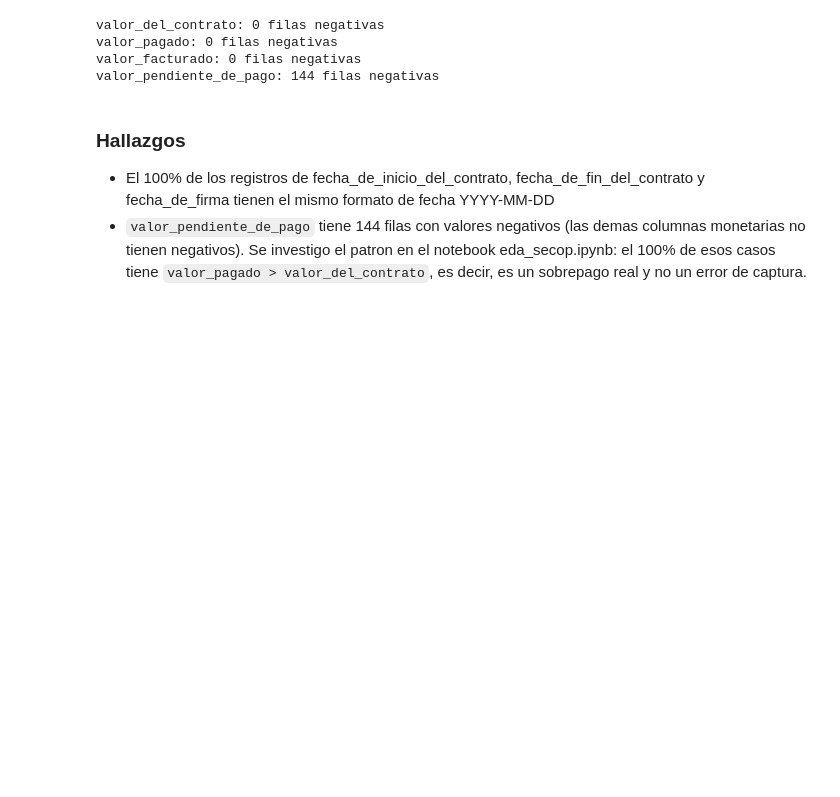
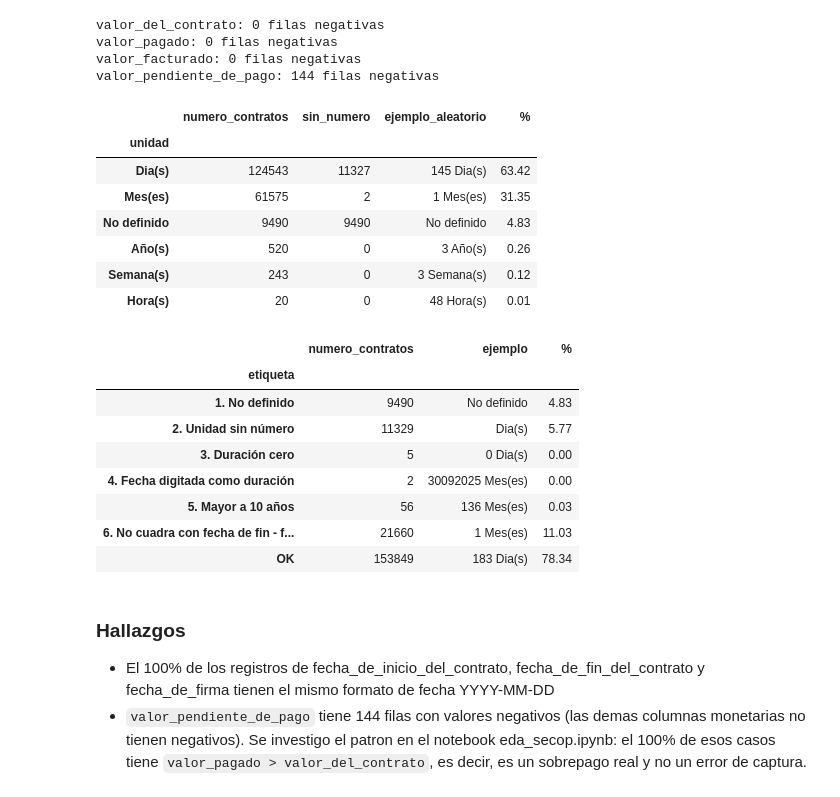
Before and after one commit to rporras10/secop-eda, a Jupyter notebook: Calidad_Datos.ipynb, the cells around one changed output. Cells and saved outputs as stored; diff of their text form; code cells hidden in the pictures; blank space fills up the shorter version.

```diff
--- a/Calidad_Datos.ipynb
+++ b/Calidad_Datos.ipynb
@@ -304,6 +304,85 @@ valor_del_contrato: 0 filas negativas
 valor_pagado: 0 filas negativas
 valor_facturado: 0 filas negativas
 valor_pendiente_de_pago: 144 filas negativas
+# %%
+""" 2.8 Resumen por unidad y validación por tipo de problema"""
+
+duracion = secop_df['duracion_del_contrato'].str.strip()
+
+# Separar número y unidad
+partes = duracion.str.extract(r'^(?P<numero>\d+)?\s*(?P<unidad>.*)$')
+numero = pd.to_numeric(partes['numero'], errors='coerce')
+
+# Duración en días
+factor_a_dias = {'Hora(s)': 1/24, 'Dia(s)': 1, 'Semana(s)': 7, 'Mes(es)': 30, 'Año(s)': 365}
+dias = numero * partes['unidad'].map(factor_a_dias)
+dias_segun_fechas = (secop_df['fecha_de_fin_del_contrato'] - secop_df['fecha_de_inicio_del_contrato']).dt.days
+
+# Resumen por unidad
+resumen_unidades = (
+    pd.DataFrame({'valor_original': duracion, 'numero': numero, 'unidad': partes['unidad']})
+    .groupby('unidad', dropna=False)
+    .agg(
+        numero_contratos=('valor_original', 'size'),
+        sin_numero=('numero', lambda s: s.isna().sum()),
+        ejemplo_aleatorio=('valor_original', lambda s: s.sample(1, random_state=42).iloc[0]),
+    )
+    .sort_values('numero_contratos', ascending=False)
+)
+resumen_unidades['%'] = (resumen_unidades['numero_contratos'] / len(duracion) * 100).round(2)
+display(resumen_unidades)
+
+# Reglas de validación
+es_no_definido = duracion.isna() | (duracion.str.lower() == 'no definido')
+condiciones = [
+    es_no_definido.fillna(False),
+    (~es_no_definido & numero.isna()).fillna(False),
+    (numero == 0).fillna(False),
+    # Número de 8 dígitos que se puede leer como fecha DDMMAAAA: se digitó una fecha en vez de una duración
+    pd.to_datetime(partes['numero'].where(partes['numero'].str.len() == 8), format='%d%m%Y', errors='coerce').notna(),
+    (dias > 3650).fillna(False),
+    # Tolerancia de 31 días por la aproximación mes = 30 días
+    ((dias - dias_segun_fechas).abs() > 31).fillna(False),
+]
+etiquetas = [
+    '1. No definido',
+    '2. Unidad sin número',
+    '3. Duración cero',
+    '4. Fecha digitada como duración',
+    '5. Mayor a 10 años',
+    '6. No cuadra con fecha de fin - fecha de inicio, mayor a 31 días',
+]
+problema_duracion = pd.Series(np.select(condiciones, etiquetas, default='OK'), index=secop_df.index)
+
+# Resumen detallado por tipo de problema
+resumen_problemas = (
+    pd.DataFrame({'etiqueta': problema_duracion, 'valor_original': duracion})
+    .groupby('etiqueta')
+    .agg(
+        numero_contratos=('valor_original', 'size'),
+        ejemplo=('valor_original', lambda s: s.sample(1, random_state=42).iloc[0]),
+    )
+)
+resumen_problemas['%'] = (resumen_problemas['numero_contratos'] / len(secop_df) * 100).round(2)
+display(resumen_problemas)
+# %% [output]
+|  | numero_contratos | sin_numero | ejemplo_aleatorio | % |
+| unidad |  |  |  |  |
+| Dia(s) | 124543 | 11327 | 145 Dia(s) | 63.42 |
+| Mes(es) | 61575 | 2 | 1 Mes(es) | 31.35 |
+| No definido | 9490 | 9490 | No definido | 4.83 |
+| Año(s) | 520 | 0 | 3 Año(s) | 0.26 |
+| Semana(s) | 243 | 0 | 3 Semana(s) | 0.12 |
+| Hora(s) | 20 | 0 | 48 Hora(s) | 0.01 |
+|  | numero_contratos | ejemplo | % |
+| etiqueta |  |  |  |
+| 1. No definido | 9490 | No definido | 4.83 |
+| 2. Unidad sin número | 11329 | Dia(s) | 5.77 |
+| 3. Duración cero | 5 | 0 Dia(s) | 0.00 |
+| 4. Fecha digitada como duración | 2 | 30092025 Mes(es) | 0.00 |
+| 5. Mayor a 10 años | 56 | 136 Mes(es) | 0.03 |
+| 6. No cuadra con fecha de fin - f... | 21660 | 1 Mes(es) | 11.03 |
+| OK | 153849 | 183 Dia(s) | 78.34 |
 # %% [markdown]
 ### Hallazgos
 
```
